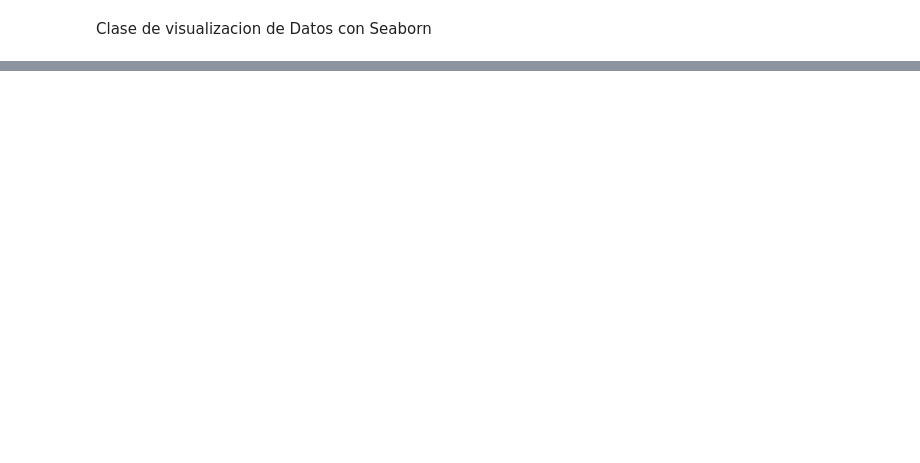
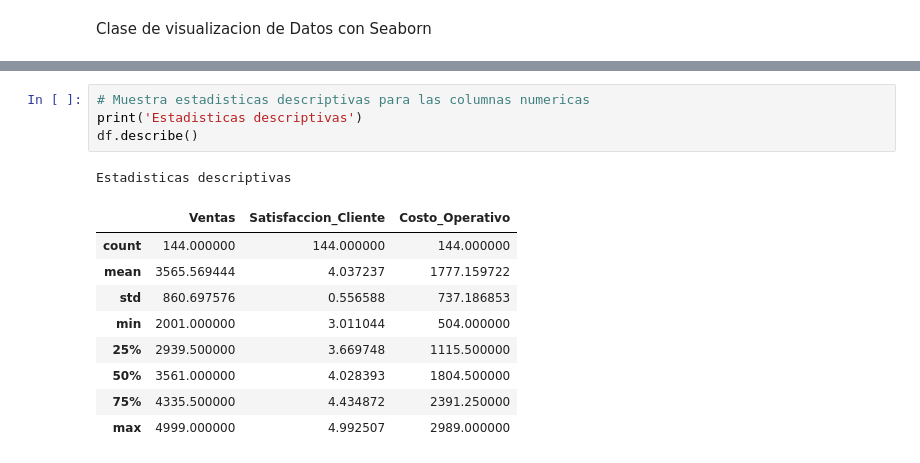
Before and after one commit to brunobobadilla06/Practica---Ciencia-de-Datos-I, a Jupyter notebook: Practica_3.ipynb, the cells around one changed output, grey strips where cells are left out. Drawn from its saved outputs; the diff is of its cells as text; blank space fills up the shorter version.

```diff
--- a/Practica_3.ipynb
+++ b/Practica_3.ipynb
@@ -54,0 +92,15 @@ Dataset generado correctamente
+# %%
+# Muestra estadisticas descriptivas para las columnas numericas
+print('Estadisticas descriptivas')
+df.describe()
+# %% [output]
+Estadisticas descriptivas
+|  | Ventas | Satisfaccion_Cliente | Costo_Operativo |
+| count | 144.000000 | 144.000000 | 144.000000 |
+| mean | 3565.569444 | 4.037237 | 1777.159722 |
+| std | 860.697576 | 0.556588 | 737.186853 |
+| min | 2001.000000 | 3.011044 | 504.000000 |
+| 25% | 2939.500000 | 3.669748 | 1115.500000 |
+| 50% | 3561.000000 | 4.028393 | 1804.500000 |
+| 75% | 4335.500000 | 4.434872 | 2391.250000 |
+| max | 4999.000000 | 4.992507 | 2989.000000 |
```
Also changed, not shown: parts of 8 cells of this notebook.
